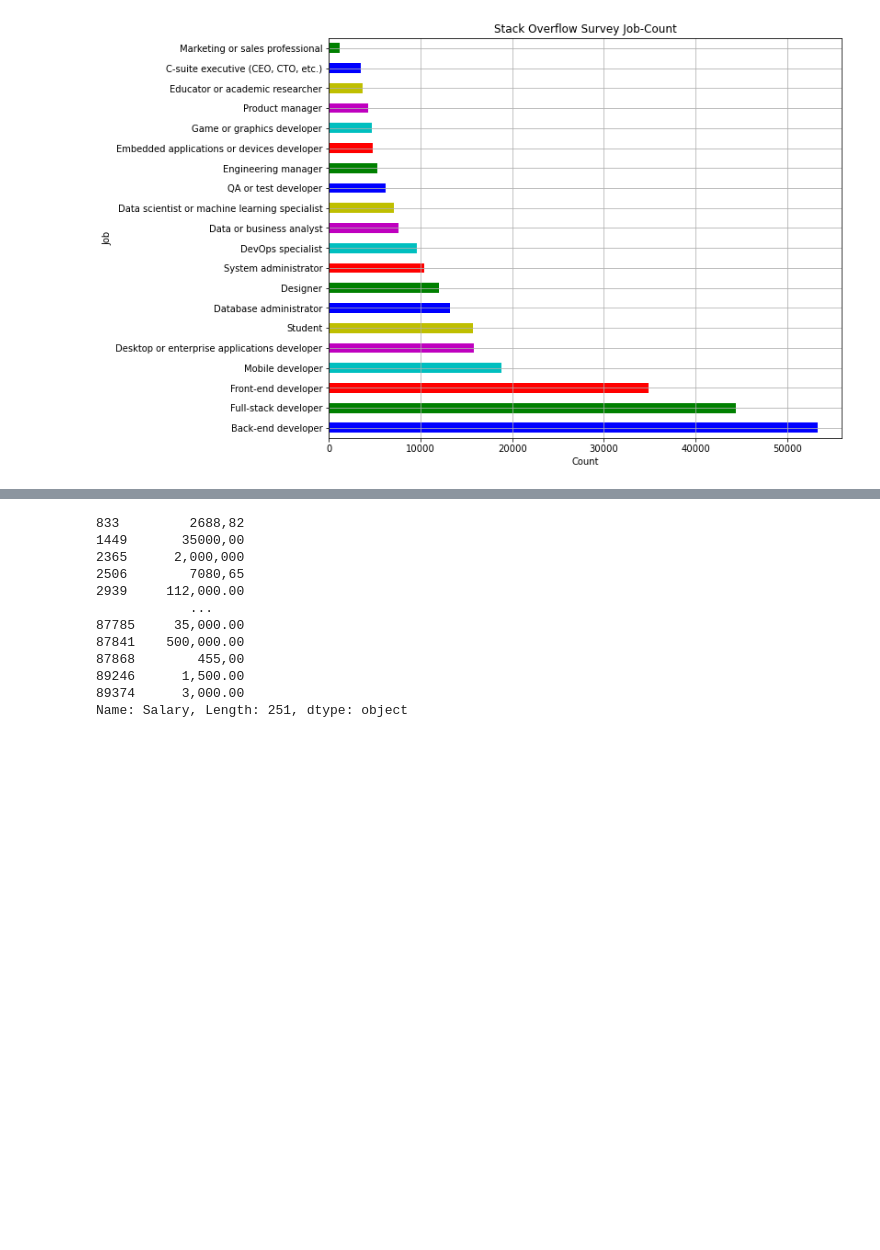
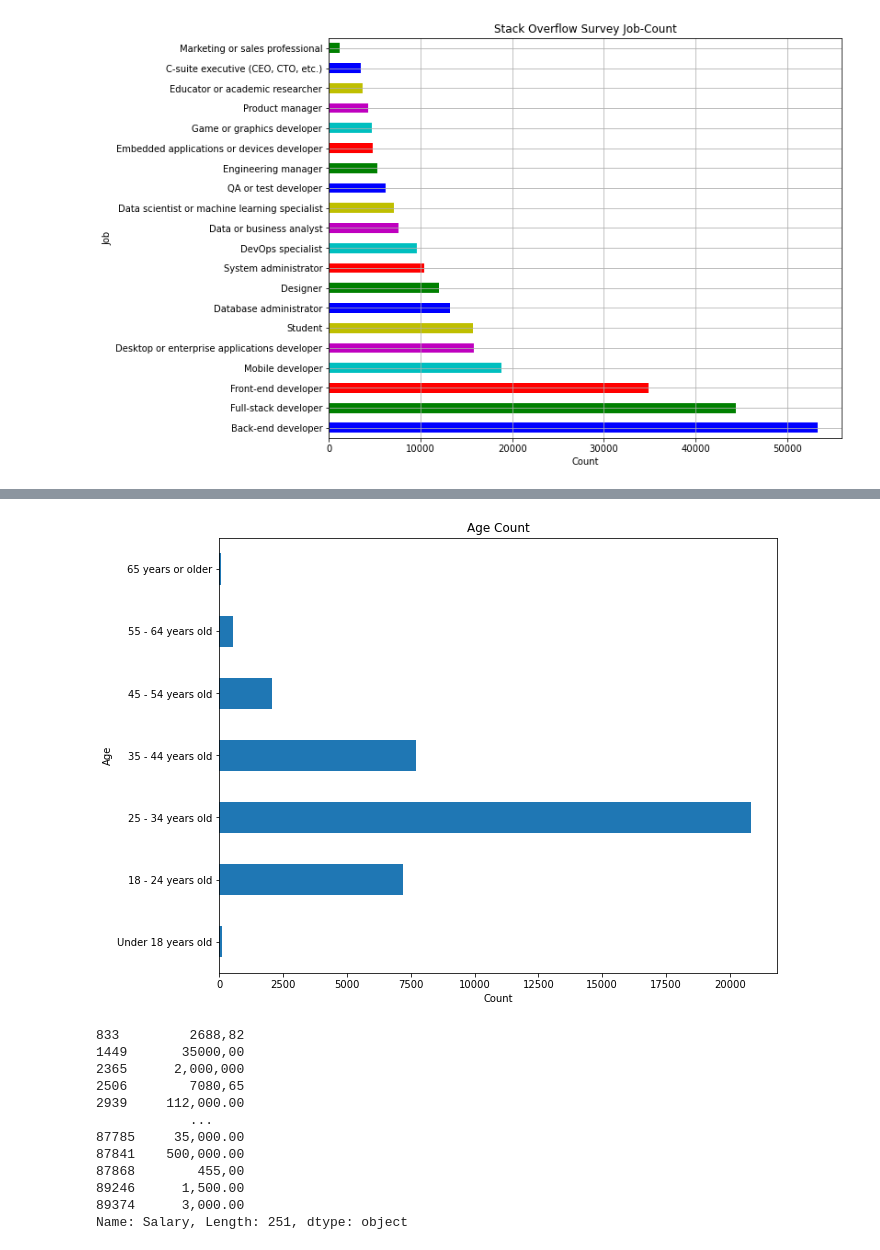
Before and after one commit to hbatistuzzo/Ironhack-FinalProject, a Jupyter notebook: case_AME.ipynb, the cells around one changed output, grey strips where cells are left out. Drawn from its saved outputs; the diff is of its cells as text; code cells hidden in the pictures; blank space fills up the shorter version.

```diff
--- a/case_AME.ipynb
+++ b/case_AME.ipynb
@@ -199,0 +189,5 @@ Name: Country, Length: 82, dtype: int64
+# %%
+#I will only keep the first 49 countries, as they have more than 100 respondents each.
+df_country = df['Country'].value_counts().head(49)
+# %%
+df = df[df['Country'].isin(df_country.index)]
@@ -231,3 +229,21 @@ data[data['Salary'].str.contains(',') == True][['Respondent','Currency','Salary'
+# %%
+# maybe we should reorder this and reindex..
+age = ['Under 18 years old',
+       '18 - 24 years old',
+       '25 - 34 years old',
+       '35 - 44 years old',
+       '45 - 54 years old',
+       '55 - 64 years old',
+       '65 years or older']
+# %%
+# Create plot
+df['Age'].value_counts().reindex(age).plot(kind='barh', figsize=(10,8))
+plt.title('Age Count')
+plt.xlabel('Count')
+plt.ylabel('Age')
+plt.show()
+# %% [output]
+[figure, added]
 # %%
 #ConvertedSalary: Salary converted to annual USD salaries using the exchange rate on 2018-01-18, assuming 12 working months and 50 working weeks
 # %%
```
Also changed, not shown: parts of 34 cells of this notebook.
